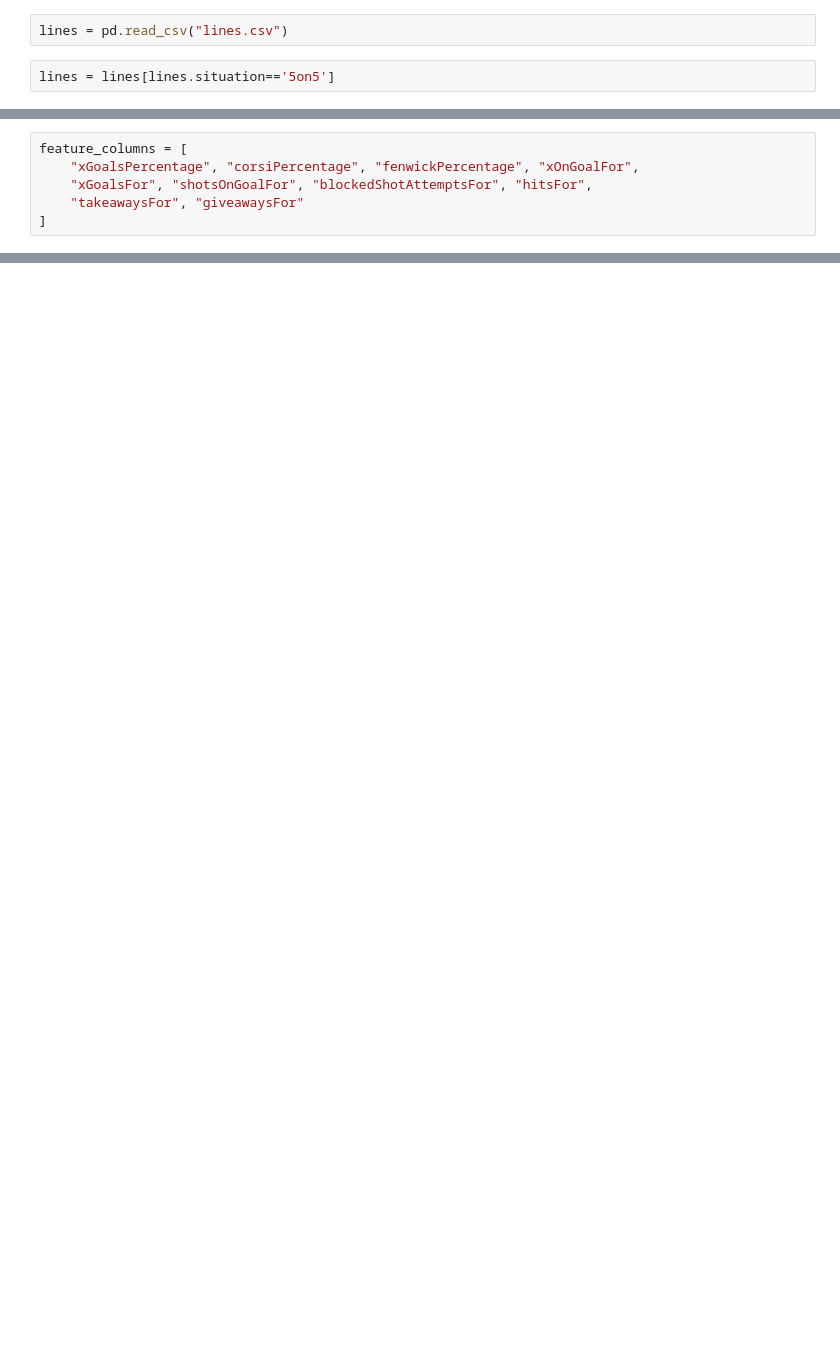
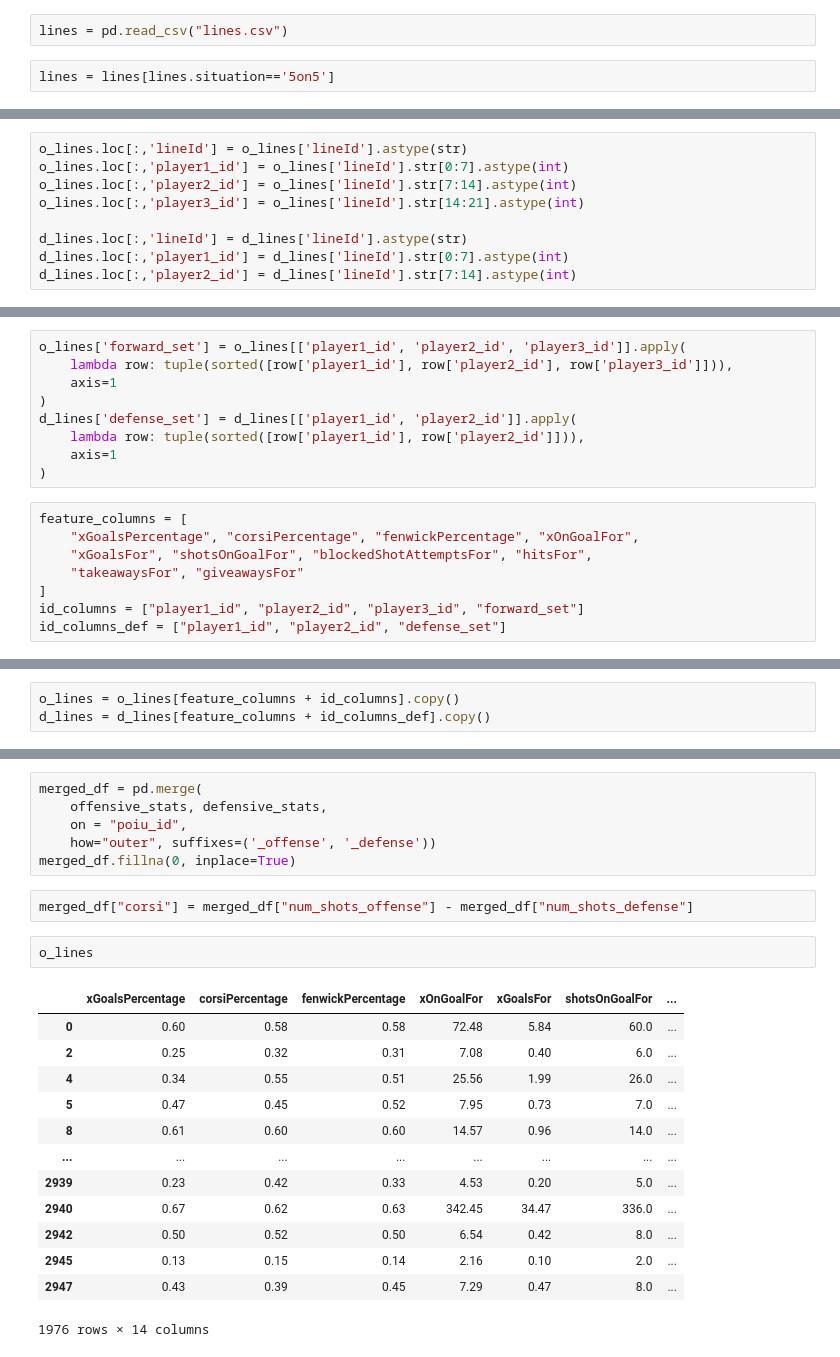
Before and after one commit to dgmouris/dva_6242_project, a Jupyter notebook: similarity/similarity_test.ipynb, the cells around one changed output, grey strips where cells are left out. Drawn from its saved outputs; the diff is of its cells as text; blank space fills up the shorter version.

```diff
--- a/similarity/similarity_test.ipynb
+++ b/similarity/similarity_test.ipynb
@@ -11,0 +320,9 @@ lines = lines[lines.situation=='5on5']
+# %%
+o_lines.loc[:,'lineId'] = o_lines['lineId'].astype(str)
+o_lines.loc[:,'player1_id'] = o_lines['lineId'].str[0:7].astype(int)
+o_lines.loc[:,'player2_id'] = o_lines['lineId'].str[7:14].astype(int)
+o_lines.loc[:,'player3_id'] = o_lines['lineId'].str[14:21].astype(int)
+
+d_lines.loc[:,'lineId'] = d_lines['lineId'].astype(str)
+d_lines.loc[:,'player1_id'] = d_lines['lineId'].str[0:7].astype(int)
+d_lines.loc[:,'player2_id'] = d_lines['lineId'].str[7:14].astype(int)
@@ -12,6 +353,17 @@ lines = lines[lines.situation=='5on5']
+# %%
+o_lines['forward_set'] = o_lines[['player1_id', 'player2_id', 'player3_id']].apply(
+    lambda row: tuple(sorted([row['player1_id'], row['player2_id'], row['player3_id']])),
+    axis=1
+)
+d_lines['defense_set'] = d_lines[['player1_id', 'player2_id']].apply(
+    lambda row: tuple(sorted([row['player1_id'], row['player2_id']])),
+    axis=1
+)
 # %%
 feature_columns = [
     "xGoalsPercentage", "corsiPercentage", "fenwickPercentage", "xOnGoalFor",
     "xGoalsFor", "shotsOnGoalFor", "blockedShotAttemptsFor", "hitsFor",
     "takeawaysFor", "giveawaysFor"
 ]
+id_columns = ["player1_id", "player2_id", "player3_id", "forward_set"]
+id_columns_def = ["player1_id", "player2_id", "defense_set"]
@@ -92,0 +370,3 @@ Players: Luostarinen-Lundell-Reinhart
+# %%
+o_lines = o_lines[feature_columns + id_columns].copy()
+d_lines = d_lines[feature_columns + id_columns_def].copy()
@@ -92,0 +408,24 @@ Players: Luostarinen-Lundell-Reinhart
+# %%
+merged_df = pd.merge(
+    offensive_stats, defensive_stats,
+    on = "poiu_id",
+    how="outer", suffixes=('_offense', '_defense'))
+merged_df.fillna(0, inplace=True)
+# %%
+merged_df["corsi"] = merged_df["num_shots_offense"] - merged_df["num_shots_defense"]
+# %%
+o_lines
+# %% [output]
+|  | xGoalsPercentage | corsiPercentage | fenwickPercentage | xOnGoalFor | xGoalsFor | shotsOnGoalFor | ... |
+| 0 | 0.60 | 0.58 | 0.58 | 72.48 | 5.84 | 60.0 | ... |
+| 2 | 0.25 | 0.32 | 0.31 | 7.08 | 0.40 | 6.0 | ... |
+| 4 | 0.34 | 0.55 | 0.51 | 25.56 | 1.99 | 26.0 | ... |
+| 5 | 0.47 | 0.45 | 0.52 | 7.95 | 0.73 | 7.0 | ... |
+| 8 | 0.61 | 0.60 | 0.60 | 14.57 | 0.96 | 14.0 | ... |
+| ... | ... | ... | ... | ... | ... | ... | ... |
+| 2939 | 0.23 | 0.42 | 0.33 | 4.53 | 0.20 | 5.0 | ... |
+| 2940 | 0.67 | 0.62 | 0.63 | 342.45 | 34.47 | 336.0 | ... |
+| 2942 | 0.50 | 0.52 | 0.50 | 6.54 | 0.42 | 8.0 | ... |
+| 2945 | 0.13 | 0.15 | 0.14 | 2.16 | 0.10 | 2.0 | ... |
+| 2947 | 0.43 | 0.39 | 0.45 | 7.29 | 0.47 | 8.0 | ... |
+1976 rows × 14 columns
```
Also changed, not shown: parts of 47 cells of this notebook.
